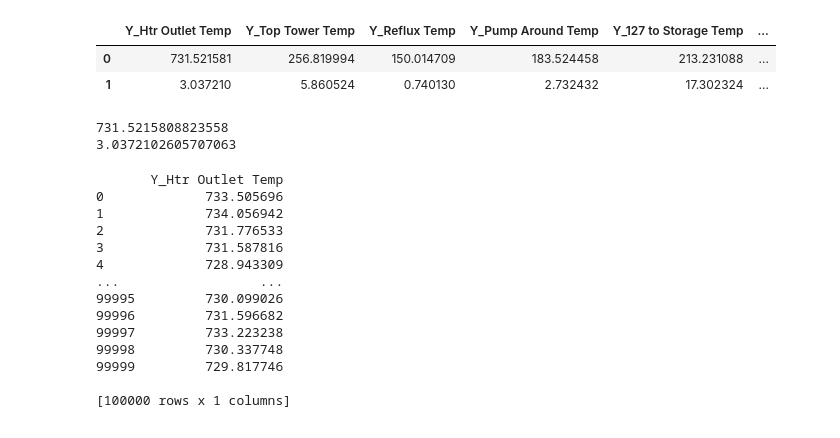
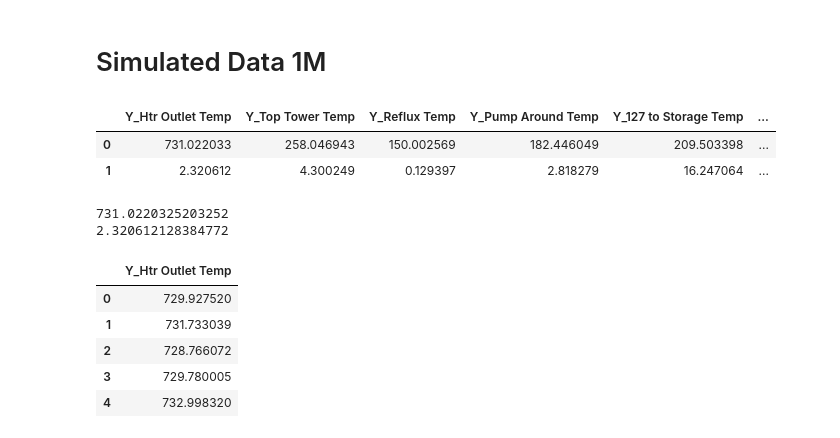
Before and after one commit to JPHebert32/MPO, a Jupyter notebook: Simulated_Data.ipynb, the cells around one changed output. Cells and saved outputs as stored; diff of their text form; code cells hidden in the pictures.

```diff
--- a/Simulated_Data.ipynb
+++ b/Simulated_Data.ipynb
@@ -1,43 +1,36 @@
+# %% [markdown]
+# Simulated Data 1M
 # %%
 # importing pandas and numpy libraries
 import numpy as np
 import pandas as pd
-
-data_file = 'Resources/y_varaibles_describe.csv'
-data_df = pd.read_csv(data_file)
-#data_df.set_index("Unnamed: 0")
-data_df
-# %% [output]
-|  | Y_Htr Outlet Temp | Y_Top Tower Temp | Y_Reflux Temp | Y_Pump Around Temp | Y_127 to Storage Temp | ... |
-| 0 | 731.521581 | 256.819994 | 150.014709 | 183.524458 | 213.231088 | ... |
-| 1 | 3.037210 | 5.860524 | 0.740130 | 2.732432 | 17.302324 | ... |
+# %%
+data_file = 'Resources/y_describe_best_actual.csv'
+data_df = pd.read_csv(data_file)
+data_df
+# %% [output]
+|  | Y_Htr Outlet Temp | Y_Top Tower Temp | Y_Reflux Temp | Y_Pump Around Temp | Y_127 to Storage Temp | ... |
+| 0 | 731.022033 | 258.046943 | 150.002569 | 182.446049 | 209.503398 | ... |
+| 1 | 2.320612 | 4.300249 | 0.129397 | 2.818279 | 16.247064 | ... |
 # %%
 print(data_df.loc[0,"Y_Htr Outlet Temp"])
 print(data_df.loc[1,"Y_Htr Outlet Temp"])
 # %% [output]
-731.5215808823558
-3.0372102605707063
+731.0220325203252
+2.320612128384772
 # %%
-k = 100000
+k = 1000000 # number of simulations
 
 s = np.random.uniform(data_df.loc[0,"Y_Htr Outlet Temp"] - data_df.loc[1,"Y_Htr Outlet Temp"], data_df.loc[0,"Y_Htr Outlet Temp"] + data_df.loc[1,"Y_Htr Outlet Temp"], k)
-df = pd.DataFrame(s, columns = ['Y_Htr Outlet Temp'])
+sim_1M_df = pd.DataFrame(s, columns = ['Y_Htr Outlet Temp'])
 
 # displaying random integers in data frame
-print(df)
+sim_1M_df.head()
 # %% [output]
-       Y_Htr Outlet Temp
-0             733.505696
-1             734.056942
-2             731.776533
-3             731.587816
-4             728.943309
-...                  ...
-99995         730.099026
-99996         731.596682
-99997         733.223238
-99998         730.337748
-99999         729.817746
-
-[100000 rows x 1 columns]
+|  | Y_Htr Outlet Temp |
+| 0 | 729.927520 |
+| 1 | 731.733039 |
+| 2 | 728.766072 |
+| 3 | 729.780005 |
+| 4 | 732.998320 |
 # %%
```
Also changed, not shown: parts of 17 cells of this notebook, 2 other files.
